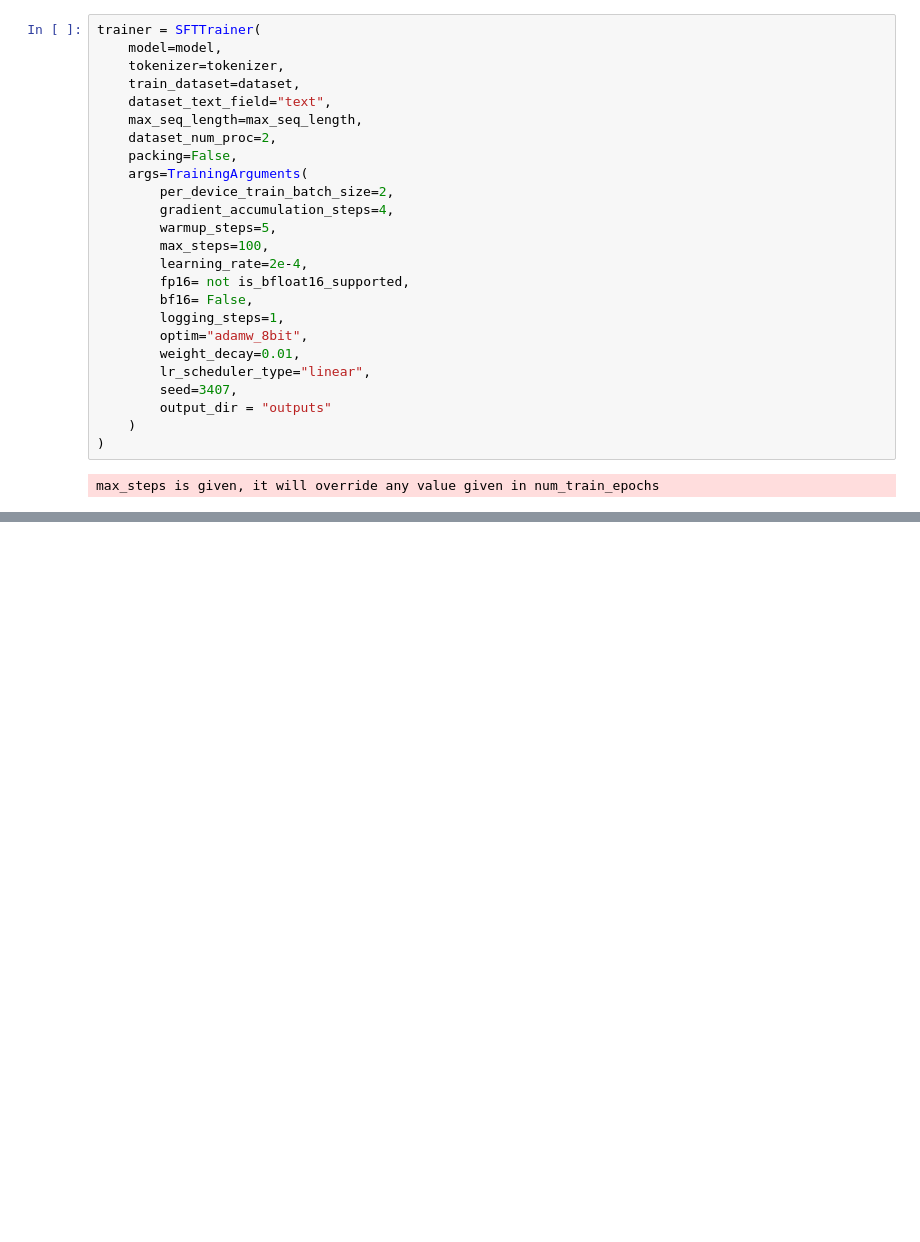
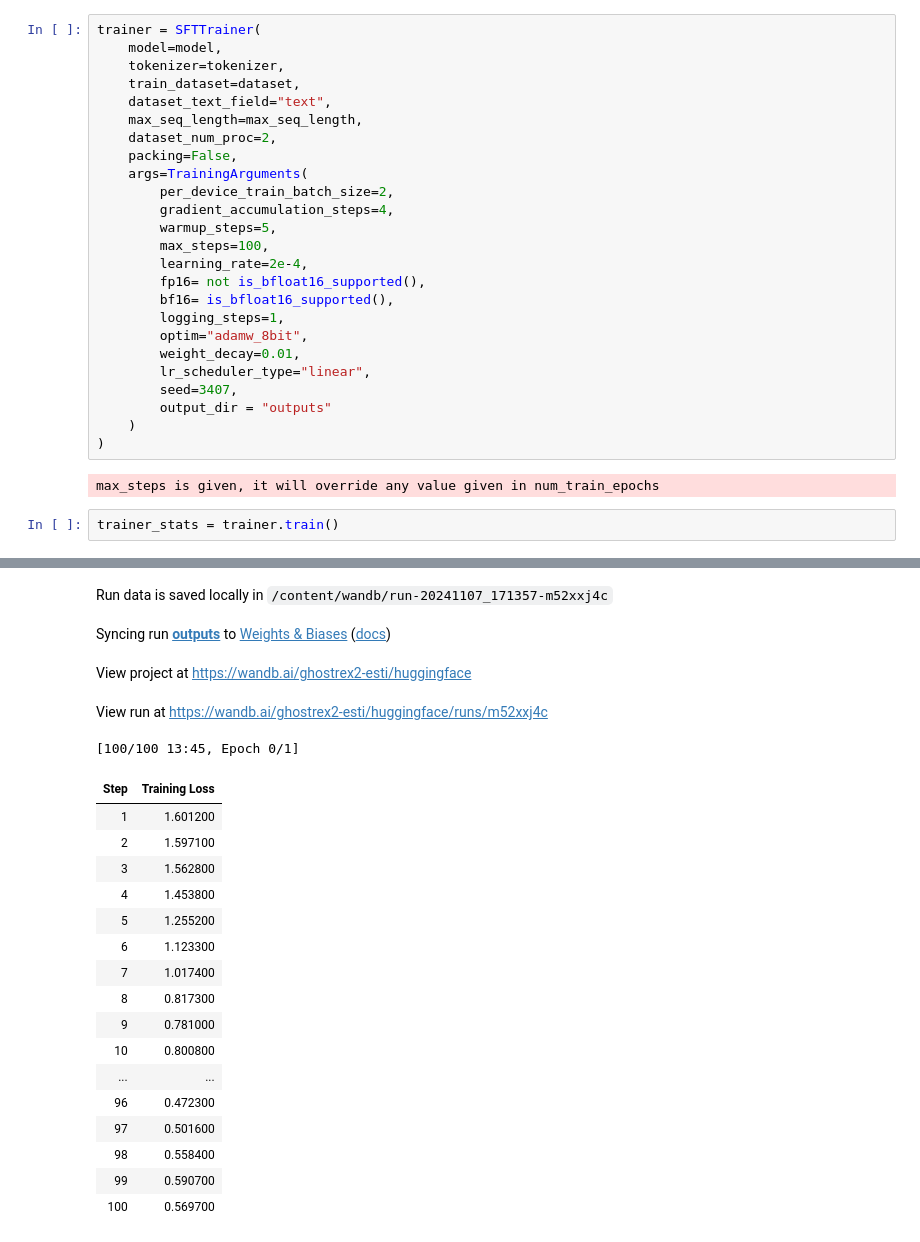
Before and after one commit to GhosTHaise/fine-tuning-unsloth-sqldatasets, a Jupyter notebook: Copie_de_Unsloth_fine_tuning.ipynb, the cells around one changed output, grey strips where cells are left out. Saved outputs shown, nothing was run; the diff lists cells and outputs as text; blank space fills up the shorter version.

```diff
--- a/Copie_de_Unsloth_fine_tuning.ipynb
+++ b/Copie_de_Unsloth_fine_tuning.ipynb
@@ -132,8 +132,8 @@ trainer = SFTTrainer(
         warmup_steps=5,
         max_steps=100,
         learning_rate=2e-4,
-        fp16= not is_bfloat16_supported,
-        bf16= False,
+        fp16= not is_bfloat16_supported(),
+        bf16= is_bfloat16_supported(),
         logging_steps=1,
         optim="adamw_8bit",
         weight_decay=0.01,
@@ -144,3 +144,6 @@ trainer = SFTTrainer(
 )
 # %% [output]
 max_steps is given, it will override any value given in num_train_epochs
+# %%
+trainer_stats = trainer.train()
+# %% [output]
@@ -146,0 +164,22 @@ max_steps is given, it will override any value given in num_train_epochs
+Run data is saved locally in /content/wandb/run-20241107_171357-m52xxj4c
+Syncing run outputs to Weights & Biases (docs)
+View project at https://wandb.ai/ghostrex2-esti/huggingface
+View run at https://wandb.ai/ghostrex2-esti/huggingface/runs/m52xxj4c
+[100/100 13:45, Epoch 0/1]
+| Step | Training Loss |
+| 1 | 1.601200 |
+| 2 | 1.597100 |
+| 3 | 1.562800 |
+| 4 | 1.453800 |
+| 5 | 1.255200 |
+| 6 | 1.123300 |
+| 7 | 1.017400 |
+| 8 | 0.817300 |
+| 9 | 0.781000 |
+| 10 | 0.800800 |
+| ... | ... |
+| 96 | 0.472300 |
+| 97 | 0.501600 |
+| 98 | 0.558400 |
+| 99 | 0.590700 |
+| 100 | 0.569700 |
```
Also changed, not shown: parts of 5 cells of this notebook.
